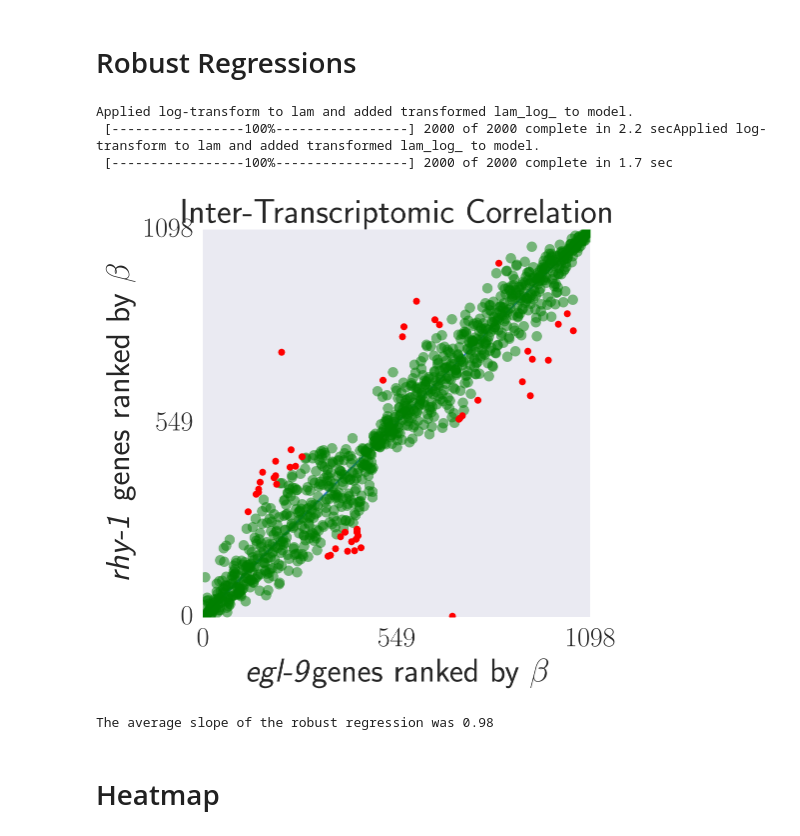
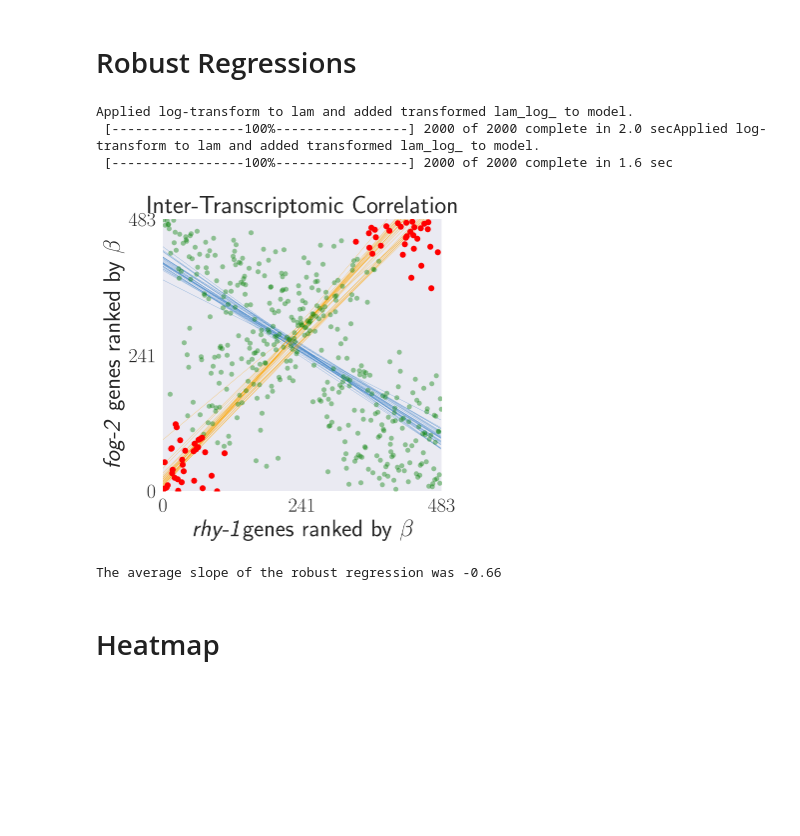
Before and after one commit to WormLabCaltech/mprsq, a Jupyter notebook: src/Predicting Interactions.ipynb, the cells around one changed output. Cells and saved outputs as stored; diff of their text form; code cells hidden in the pictures; blank space fills up the shorter version.

Commit message:
continued writing
fixed figures, added ipython notebooks.

```diff
--- a/src/Predicting Interactions.ipynb
+++ b/src/Predicting Interactions.ipynb
@@ -279,7 +277,7 @@ def find_inliers(distribution, mean, trace):
     return distribution_inliers, distribution_outliers, outliers
 # %%
 # the genotypes to compare
-letters = ['b', 'e']
+letters = ['e', 'g']
 
 # lambda index function:
 lind = lambda x: (x.qval < 0.1)
@@ -290,8 +288,8 @@ y = thomas.beta_filtered[letters[1]]
 
 # boolean logic to find the stat. sig. diff.
 ovx = x[lind(x)]
-ovy = y[lind(y) & y[genes].isin(ovx['target_id'])].copy()
-ovx = x[lind(x) & x[genes].isin(ovy['target_id'])].copy()
+ovy = y[lind(y) & y.target_id.isin(ovx['target_id'])].copy()
+ovx = x[lind(x) & x.target_id.isin(ovy['target_id'])].copy()
 
 # append rank column:
 ovx = find_rank(ovx)
@@ -330,46 +328,46 @@ trace_robust2 = robust_regress(data2)
 slope2 = trace_robust2.x.mean()
 # %% [output]
 Applied log-transform to lam and added transformed lam_log_ to model.
- [-----------------100%-----------------] 2000 of 2000 complete in 2.2 secApplied log-transform to lam and added transformed lam_log_ to model.
- [-----------------100%-----------------] 2000 of 2000 complete in 1.7 sec
+ [-----------------100%-----------------] 2000 of 2000 complete in 2.0 secApplied log-transform to lam and added transformed lam_log_ to model.
+ [-----------------100%-----------------] 2000 of 2000 complete in 1.6 sec
 # %%
 # draw a figure
 plt.figure(figsize=(5, 5))
 
 label = 'posterior predictive regression lines'
 pm.glm.plot_posterior_predictive(trace_robust, eval=x,
                                  label=label,
                                  color='#357EC7')
 
 if slope2*slope < 0:
     pm.glm.plot_posterior_predictive(trace_robust2, eval=x,
                                      label=label,
                                      color='#FFA500')
 
 # plot the data. Inliers are plotted as
 #large green dots, outliers as small red dots
-plt.plot(ovx.r, yri, 'go', ms = 7.5, alpha=0.5)
-plt.plot(ovx[yro > 0].r, yro[yro > 0], 'ro', ms = 5)
+plt.plot(ovx.r, yri, 'go', ms = 5, alpha=0.4)
+plt.plot(ovx[yro > 0].r, yro[yro > 0], 'ro', ms = 6)
 
 # prettify plot
 plt.xlim(0, len(ovx))
 plt.ylim(0, len(ovy))
 plt.yticks([0, np.floor(len(ovx)/2), len(ovx)], fontsize=20)
 plt.xticks([0, np.floor(len(ovx)/2), len(ovx)], fontsize=20)
 pathify('Inter-Transcriptomic Correlation',
         genotype_mapping[letters[0]] + r'genes ranked by $\beta$',
         genotype_mapping[letters[1]] + r' genes ranked by $\beta$',
         labelsize=24)
 comp = letters[0] + letters[1]
 plt.savefig('../output/multiple_modes_{0}.pdf'.format(comp))
 # %% [output]
-[figure, old version]
+[figure, new version]
 # %%
 print(
 """The average slope of the robust regression was {0:.2g}""".format(slope)
 )
 # %% [output]
-The average slope of the robust regression was 0.98
+The average slope of the robust regression was -0.66
 # %% [markdown]
 # Heatmap
 # %%
```
Also changed, not shown: parts of 3 cells of this notebook, 21 other files.
